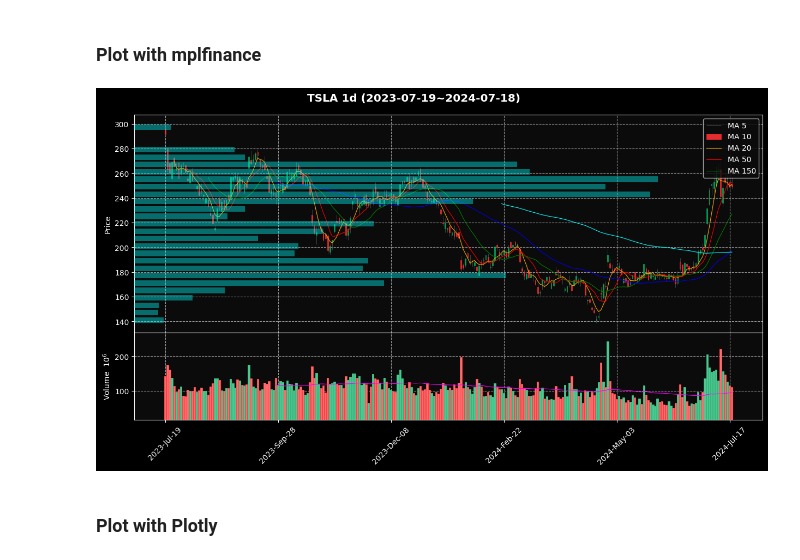
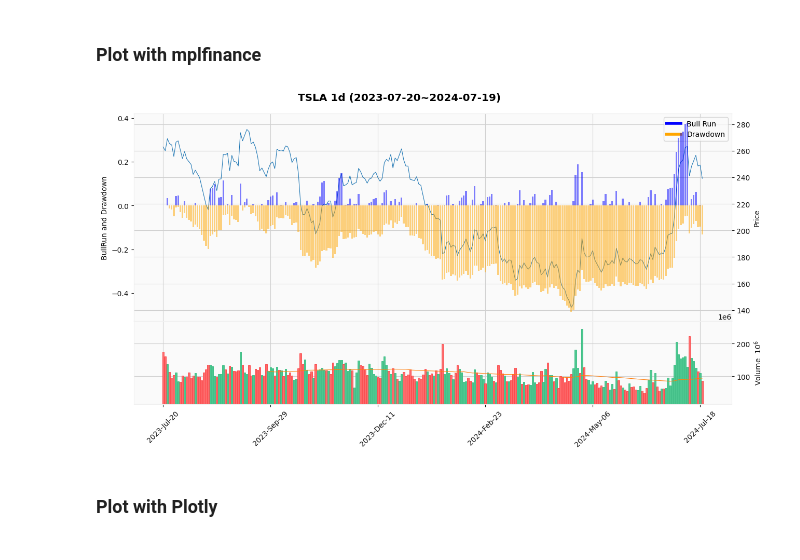
Before and after one commit to yorkjong/vistock, a Jupyter notebook: notebooks/vistock_demo.ipynb, the cells around one changed output. Cells and saved outputs as stored; diff of their text form; code cells hidden in the pictures.

Commit message:
Add the support of "BullRun and Drawdown"

```diff
--- a/notebooks/vistock_demo.ipynb
+++ b/notebooks/vistock_demo.ipynb
@@ -93,30 +93,31 @@ total_bins （價量累積直方圖中價格區間分組數量）:
 # %% [markdown]
 ### Plot with mplfinance
 # %%
-kind = "Turnover Profile" #@param ["Price, Volume, RSI", "Volume Profile", "Turnover Profile"]
+kind = "BullRun and Drawdown" #@param ["Price, Volume, RSI", "Volume Profile", "Turnover Profile", "BullRun and Drawdown"]
 symbol = "TSLA" #@param ["TSLA", "NVDA", "MSFT", "AAPL", "GOOG", "MSTR", "TQQQ", "SOXL", "TSM", "台積電", "2330", "元太", "BTC-USD", "ETH-USD"] {allow-input: true}
 period = "1y" #@param ['1d', '5d', '1mo', '3mo', '6mo', '1y', '2y', '5y', '10y', 'ytd', 'max']
 interval = '1d' #@param ['1m', '2m', '5m', '15m', '30m', '60m', '90m', '1h', '1d', '5d', '1wk', '1mo', '3mo']
 legend_location = "best" #@param ["best", "upper right", "upper left", 'lower left', 'lower right', 'right', 'center left', 'center right', 'lower center', 'upper center', 'center']
 total_bins = 28 #@param ["8", "28", "33", "42", "58", "69"] {type:"raw", allow-input: true}
 
 import vistock.mpl as vsm
 
 tbl = {
     'Price, Volume, RSI': vsm.rsi,
     'Volume Profile': vsm.profile.Volume,
     'Turnover Profile': vsm.profile.Turnover,
+    'BullRun and Drawdown': vsm.bull_draw,
 }
 
 module = tbl[kind]
-if module == vsm.rsi:
+if kind.endswith('Profile'):
+    module.plot(symbol, period=period, interval=interval,
+                legend_loc=legend_location, total_bins=total_bins)
+else:
     module.plot(symbol, period=period, interval=interval,
                 legend_loc=legend_location)
-else:
-    module.plot(symbol, period=period, interval=interval,
-                legend_loc=legend_location, total_bins=total_bins)
 # %% [output]
-[figure, old version]
+[figure, new version]
 # %% [markdown]
 ### Plot with Plotly
 # %%
```
Also changed, not shown: parts of 2 cells of this notebook.
